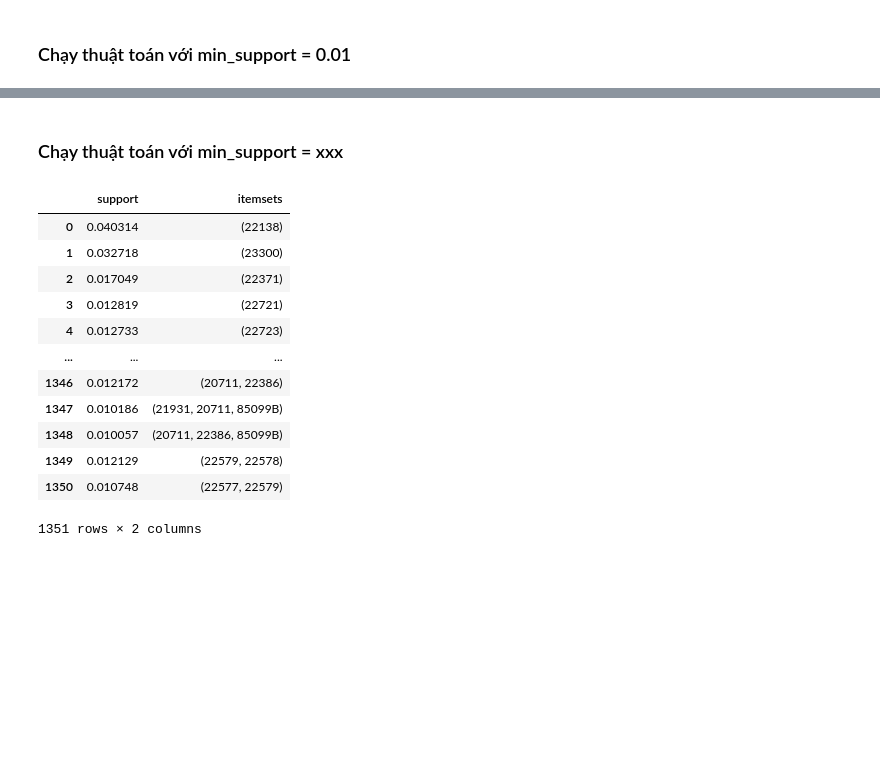
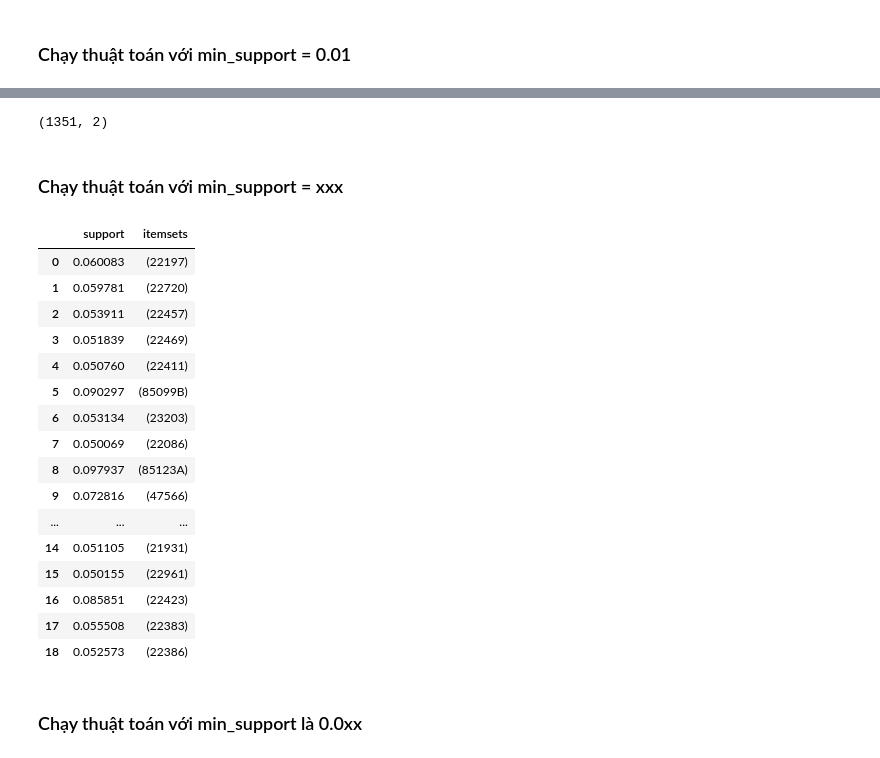
Before and after one commit to n0aHVN/Uni_DataMining_Final, a Jupyter notebook: Code.ipynb, the cells around one changed output, grey strips where cells are left out. Saved outputs shown, nothing was run; the diff lists cells and outputs as text; code cells hidden in the pictures; blank space fills up the shorter version.

```diff
--- a/Code.ipynb
+++ b/Code.ipynb
@@ -901,20 +980,28 @@ frequentItemset
+# %%
+frequentItemset.shape
+# %% [output]
+(1351, 2)
 # %% [markdown]
 ### Chạy thuật toán với min_support = xxx
 # %%
-frequentItemset = fpgrowth(transactionEncoder_df,min_support=0.01, use_colnames=True)
+frequentItemset = fpgrowth(transactionEncoder_df,min_support=0.05, use_colnames=True)
 frequentItemset
 # %% [output]
 |  | support | itemsets |
-| 0 | 0.040314 | (22138) |
-| 1 | 0.032718 | (23300) |
-| 2 | 0.017049 | (22371) |
-| 3 | 0.012819 | (22721) |
-| 4 | 0.012733 | (22723) |
+| 0 | 0.060083 | (22197) |
+| 1 | 0.059781 | (22720) |
+| 2 | 0.053911 | (22457) |
+| 3 | 0.051839 | (22469) |
+| 4 | 0.050760 | (22411) |
+| 5 | 0.090297 | (85099B) |
+| 6 | 0.053134 | (23203) |
+| 7 | 0.050069 | (22086) |
+| 8 | 0.097937 | (85123A) |
+| 9 | 0.072816 | (47566) |
 | ... | ... | ... |
-| 1346 | 0.012172 | (20711, 22386) |
-| 1347 | 0.010186 | (21931, 20711, 85099B) |
-| 1348 | 0.010057 | (20711, 22386, 85099B) |
-| 1349 | 0.012129 | (22579, 22578) |
-| 1350 | 0.010748 | (22577, 22579) |
+| 14 | 0.051105 | (21931) |
+| 15 | 0.050155 | (22961) |
+| 16 | 0.085851 | (22423) |
+| 17 | 0.055508 | (22383) |
+| 18 | 0.052573 | (22386) |
-1351 rows × 2 columns
 # %%
@@ -921,0 +1009,2 @@ frequentItemset.to_csv("./data/apriori.csv", sep=',', encoding='utf-8')
+# %% [markdown]
+### Chạy thuật toán với min_support là 0.0xx
```
Also changed, not shown: parts of 28 cells of this notebook, 4 other files.
